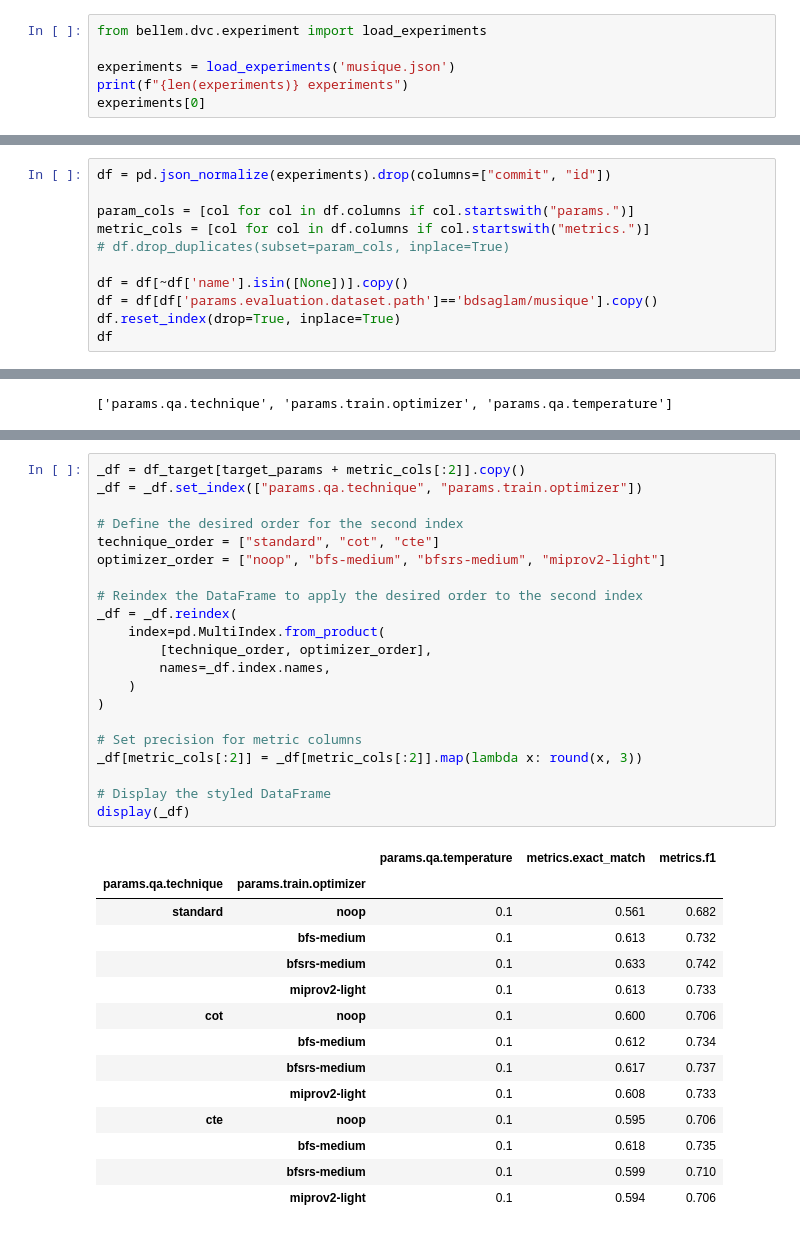
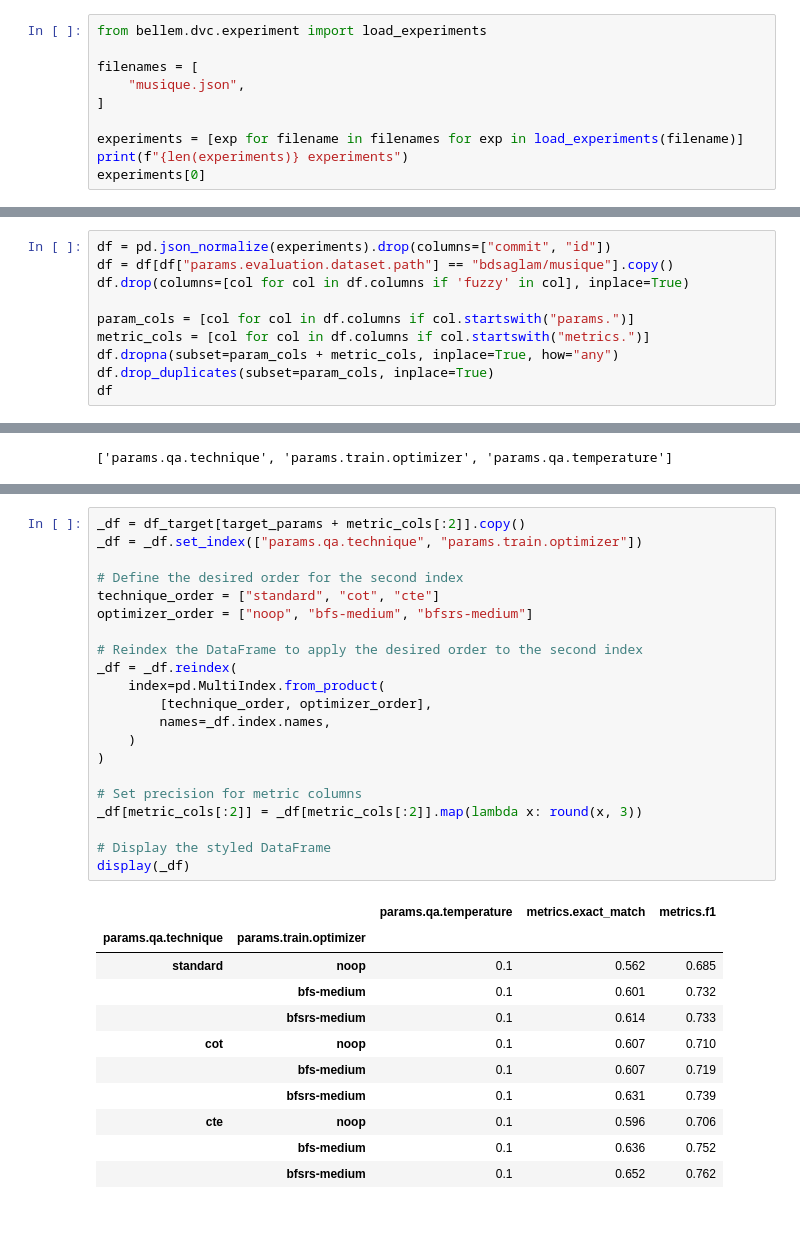
Before and after one commit to bdsaglam/pipeline-mhqa-dspy, a Jupyter notebook: nbs/musique.ipynb, the cells around one changed output, grey strips where cells are left out. Cells and saved outputs as stored; diff of their text form.

```diff
--- a/nbs/musique.ipynb
+++ b/nbs/musique.ipynb
@@ -7,7 +8,11 @@ from IPython.display import display
 # %%
 from bellem.dvc.experiment import load_experiments
 
-experiments = load_experiments('musique.json')
+filenames = [
+    "musique.json",
+]
+
+experiments = [exp for filename in filenames for exp in load_experiments(filename)]
 print(f"{len(experiments)} experiments")
 experiments[0]
 # %% [output]
@@ -32,13 +35,12 @@ experiments[0]
 # %%
 df = pd.json_normalize(experiments).drop(columns=["commit", "id"])
+df = df[df["params.evaluation.dataset.path"] == "bdsaglam/musique"].copy()
+df.drop(columns=[col for col in df.columns if 'fuzzy' in col], inplace=True)
 
 param_cols = [col for col in df.columns if col.startswith("params.")]
 metric_cols = [col for col in df.columns if col.startswith("metrics.")]
-# df.drop_duplicates(subset=param_cols, inplace=True)
-
-df = df[~df['name'].isin([None])].copy()
-df = df[df['params.evaluation.dataset.path']=='bdsaglam/musique'].copy()
-df.reset_index(drop=True, inplace=True)
+df.dropna(subset=param_cols + metric_cols, inplace=True, how="any")
+df.drop_duplicates(subset=param_cols, inplace=True)
 df
 # %% [output]
 |  | name | params.train.dataset.path | params.train.dataset.name | params.train.dataset.split | params.train.optimizer | ... |
@@ -117,39 +92,36 @@ df_target.loc[mask, [*target_params, *metric_cols[:2]]].sort_values("metrics.f1"
 # %%
 _df = df_target[target_params + metric_cols[:2]].copy()
 _df = _df.set_index(["params.qa.technique", "params.train.optimizer"])
 
 # Define the desired order for the second index
 technique_order = ["standard", "cot", "cte"]
-optimizer_order = ["noop", "bfs-medium", "bfsrs-medium", "miprov2-light"]
+optimizer_order = ["noop", "bfs-medium", "bfsrs-medium"]
 
 # Reindex the DataFrame to apply the desired order to the second index
 _df = _df.reindex(
     index=pd.MultiIndex.from_product(
         [technique_order, optimizer_order],
         names=_df.index.names,
     )
 )
 
 # Set precision for metric columns
 _df[metric_cols[:2]] = _df[metric_cols[:2]].map(lambda x: round(x, 3))
 
 # Display the styled DataFrame
 display(_df)
 # %% [output]
 |  |  | params.qa.temperature | metrics.exact_match | metrics.f1 |
 | params.qa.technique | params.train.optimizer |  |  |  |
-| standard | noop | 0.1 | 0.561 | 0.682 |
-|  | bfs-medium | 0.1 | 0.613 | 0.732 |
-|  | bfsrs-medium | 0.1 | 0.633 | 0.742 |
-|  | miprov2-light | 0.1 | 0.613 | 0.733 |
-| cot | noop | 0.1 | 0.600 | 0.706 |
-|  | bfs-medium | 0.1 | 0.612 | 0.734 |
-|  | bfsrs-medium | 0.1 | 0.617 | 0.737 |
-|  | miprov2-light | 0.1 | 0.608 | 0.733 |
-| cte | noop | 0.1 | 0.595 | 0.706 |
-|  | bfs-medium | 0.1 | 0.618 | 0.735 |
-|  | bfsrs-medium | 0.1 | 0.599 | 0.710 |
-|  | miprov2-light | 0.1 | 0.594 | 0.706 |
+| standard | noop | 0.1 | 0.562 | 0.685 |
+|  | bfs-medium | 0.1 | 0.601 | 0.732 |
+|  | bfsrs-medium | 0.1 | 0.614 | 0.733 |
+| cot | noop | 0.1 | 0.607 | 0.710 |
+|  | bfs-medium | 0.1 | 0.607 | 0.719 |
+|  | bfsrs-medium | 0.1 | 0.631 | 0.739 |
+| cte | noop | 0.1 | 0.596 | 0.706 |
+|  | bfs-medium | 0.1 | 0.636 | 0.752 |
+|  | bfsrs-medium | 0.1 | 0.652 | 0.762 |
 # %%
 # Group by technique and find the best optimizer for each technique
 best_per_technique = df_target.loc[df_target.groupby("params.qa.technique")["metrics.f1"].idxmax(), target_params + metric_cols[:2]]
```
Also changed, not shown: parts of 10 cells of this notebook, 2 other files.
